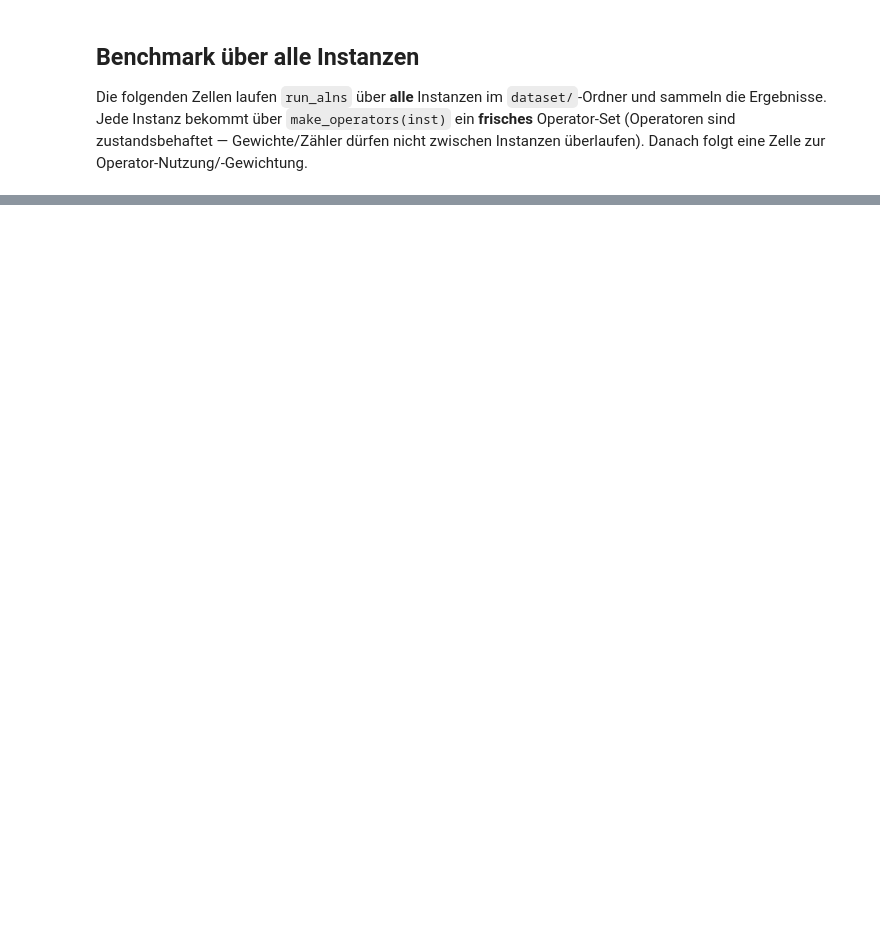
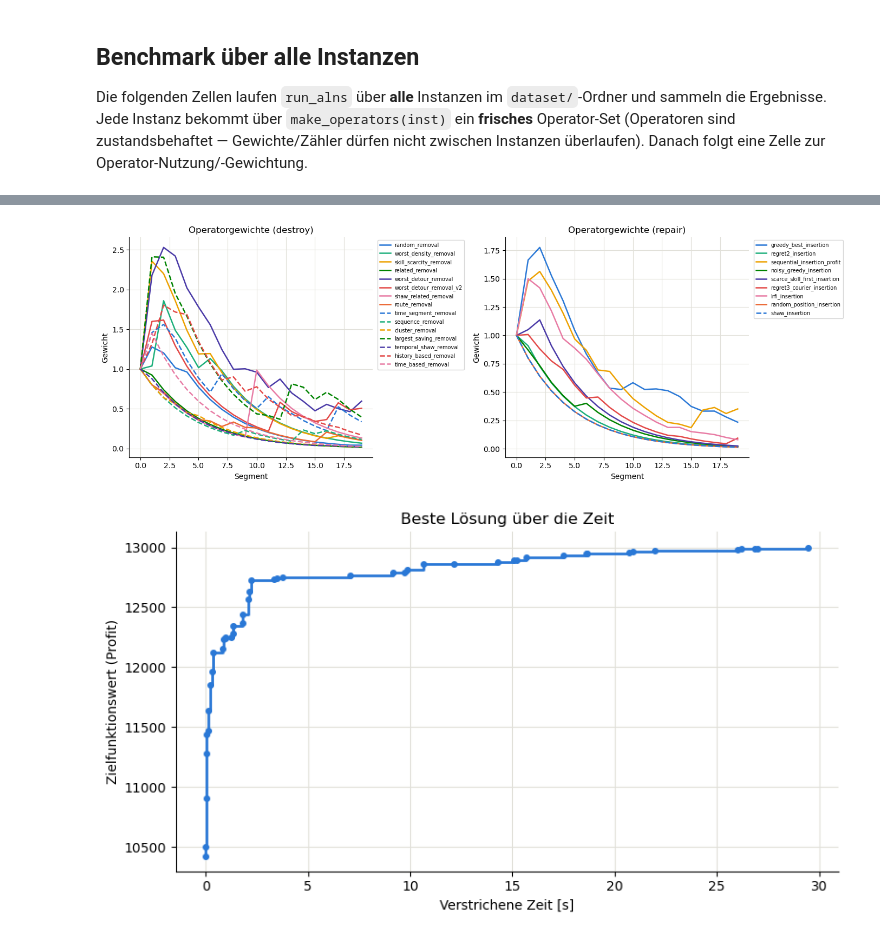
Before and after one commit to JonnyTtest/MH_ALNS_SVRP, a Jupyter notebook: test_run.ipynb, the cells around one changed output, grey strips where cells are left out. Drawn from its saved outputs; the diff is of its cells as text; code cells hidden in the pictures; blank space fills up the shorter version.

```diff
--- a/test_run.ipynb
+++ b/test_run.ipynb
@@ -507,0 +633,64 @@ Repair-Operatoren:
+# %%
+# --- Report-Plots aus den Tracking-CSVs ------------------------------------
+import pandas as pd
+import matplotlib.pyplot as plt
+
+weights_df = pd.read_csv(TRACK_CSV_DIR / f"{TRACK_PREFIX}operator_weights.csv")
+best_df = pd.read_csv(TRACK_CSV_DIR / f"{TRACK_PREFIX}best_solution.csv")
+
+# Feste, colorblind-sichere Farbreihenfolge; ab der 9. Serie gestrichelt
+# (Farbe + Linienstil zusammen halten die Serien unterscheidbar).
+PALETTE = ["#2a78d6", "#1baf7a", "#eda100", "#008300",
+           "#4a3aa7", "#e34948", "#e87ba4", "#eb6834"]
+
+
+def style_axis(ax):
+    ax.grid(color="#e1e0d9", linewidth=0.8)
+    ax.set_axisbelow(True)
+    for spine in ("top", "right"):
+        ax.spines[spine].set_visible(False)
+
+
+# (a) Gewichtsverlauf je Operator ueber die Segmente
+fig, axes = plt.subplots(1, 2, figsize=(14, 5), sharex=True)
+
+for ax, op_type in zip(axes, ("destroy", "repair")):
+    sub = weights_df[weights_df["operator_type"] == op_type]
+    names = list(dict.fromkeys(sub["operator_name"]))  # feste Reihenfolge
+
+    for i, name in enumerate(names):
+        grp = sub[sub["operator_name"] == name]
+        ax.plot(grp["segment"], grp["weight"],
+                color=PALETTE[i % len(PALETTE)],
+                linestyle="-" if i < len(PALETTE) else "--",
+                linewidth=1.8, label=name)
+
+    style_axis(ax)
+    ax.set_title(f"Operatorgewichte ({op_type})")
+    ax.set_xlabel("Segment")
+    ax.set_ylabel("Gewicht")
+    ax.legend(fontsize=7, loc="upper left", bbox_to_anchor=(1.01, 1.0))
+
+fig.tight_layout()
+fig.savefig(TRACK_CSV_DIR / f"{TRACK_PREFIX}operator_weights.png",
+            dpi=200, bbox_inches="tight")
+plt.show()
+
+# (b) Beste Loesung ueber die Zeit (Treppenfunktion: Bestwert bleibt konstant,
+# bis eine neue Bestloesung gefunden wird)
+fig, ax = plt.subplots(figsize=(8, 4.5))
+ax.step(best_df["elapsed_seconds"], best_df["objective_value"],
+        where="post", color=PALETTE[0], linewidth=2.0)
+ax.plot(best_df["elapsed_seconds"], best_df["objective_value"],
+        "o", color=PALETTE[0], markersize=4)
+style_axis(ax)
+ax.set_title("Beste Lösung über die Zeit")
+ax.set_xlabel("Verstrichene Zeit [s]")
+ax.set_ylabel("Zielfunktionswert (Profit)")
+fig.tight_layout()
+fig.savefig(TRACK_CSV_DIR / f"{TRACK_PREFIX}best_solution.png",
+            dpi=200, bbox_inches="tight")
+plt.show()
+# %% [output]
+[figure, added]
+[figure, added]
```
Also changed, not shown: parts of 8 cells of this notebook, 2 other files.
